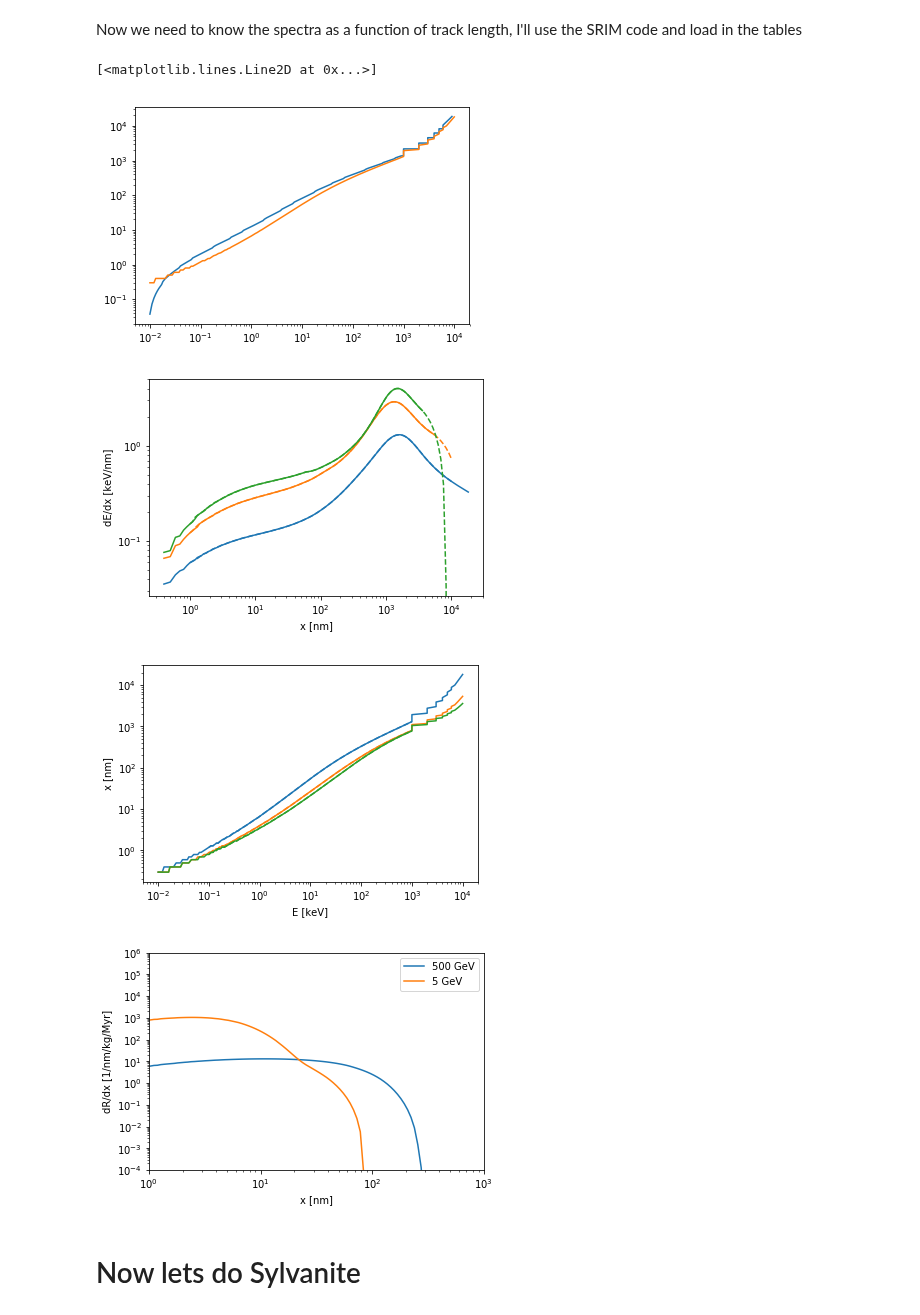
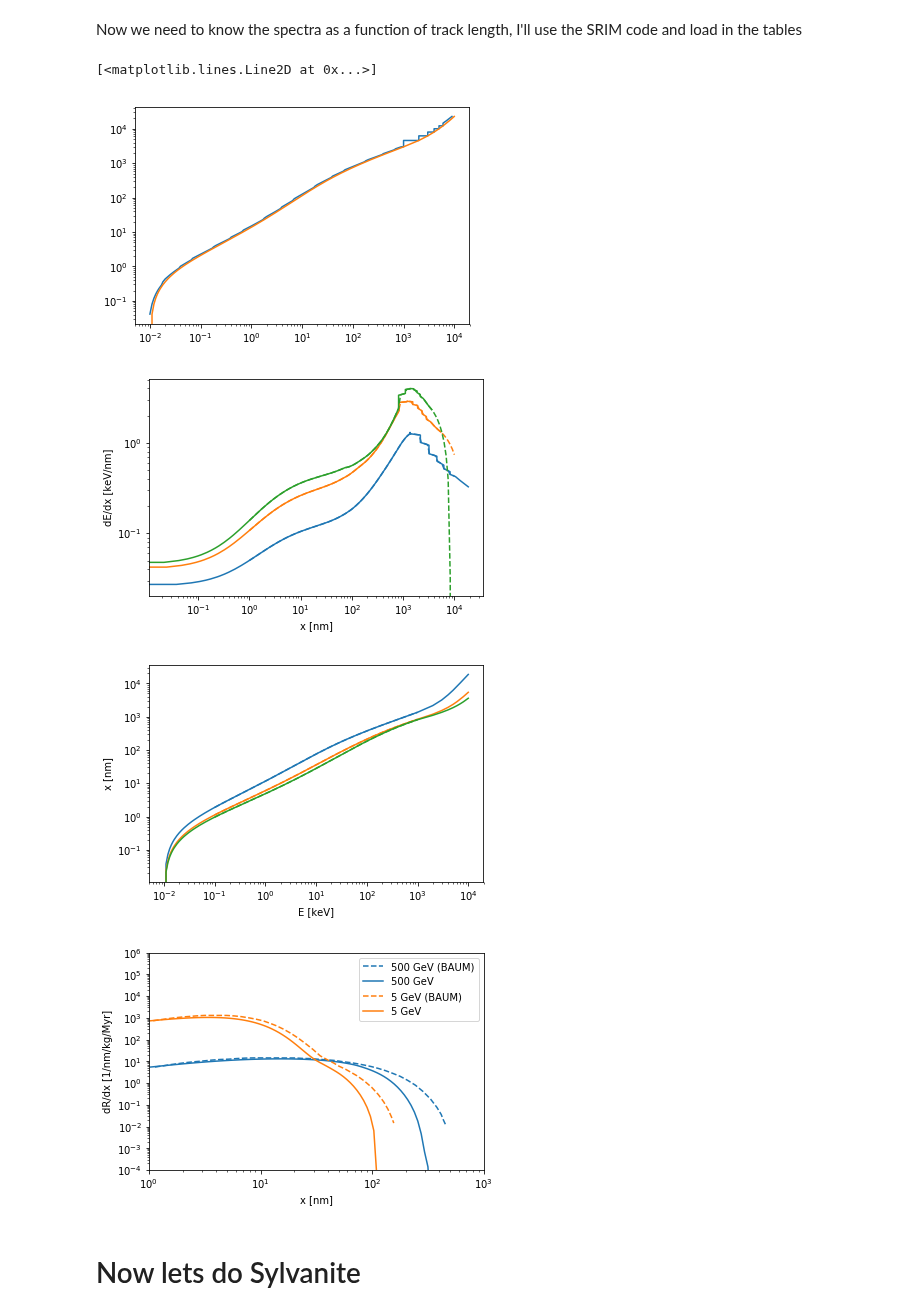
Before and after one commit to tedwards2412/paleo_detectors, a Jupyter notebook: Notebooks/Spectral_lim.ipynb, the cells around one changed output. Cells and saved outputs as stored; diff of their text form; code cells hidden in the pictures.

```diff
--- a/Notebooks/Spectral_lim.ipynb
+++ b/Notebooks/Spectral_lim.ipynb
@@ -52,7 +52,7 @@ Now we need to know the spectra as a function of track length, I'll use the SRIM
 # %%
 #NB: The interpolation function had the same name as "dEdx_Li" as the data you were loading in
 #I've renamed the arrays to dEdx_data_Li (etc.), to clear this up...
-
+#2338
 E_Li, dEedx_Li, dEdx_data_Li, x_Li = np.loadtxt("../Data/dRdESRIM/Li-Zab-CC2338.txt", usecols=(0,1,2,3), unpack=True)
 E_C, dEedx_C, dEdx_data_C, x_C = np.loadtxt("../Data/dRdESRIM/C-Zab-CC2338.txt", usecols=(0,1,2,3), unpack=True)
 E_O, dEedx_O, dEdx_data_O, x_O = np.loadtxt("../Data/dRdESRIM/O-Zab-CC2338.txt", usecols=(0,1,2,3), unpack=True)
@@ -70,6 +70,11 @@ dEdx_data_Li *= 1.e-3 # Convert keV/micro_m to keV/nm
 dEdx_data_C *= 1.e-3 # Convert keV/micro_m to keV/nm
 dEdx_data_O *= 1.e-3 # Convert keV/micro_m to keV/nm
 
+#Comment out the next 3 lines to use the tabulated track lengths from SRIM
+x_Li = cumtrapz(1/dEdx_data_Li,x=E_Li, initial=0)
+x_C = cumtrapz(1/dEdx_data_C,x=E_C, initial=0)
+x_O = cumtrapz(1/dEdx_data_O,x=E_O, initial=0)
+
 Etox_Li = interp1d(E_Li, x_Li, bounds_error=False, fill_value='extrapolate')
 Etox_C = interp1d(E_C, x_C, bounds_error=False, fill_value='extrapolate')
 Etox_O = interp1d(E_O, x_O, bounds_error=False, fill_value='extrapolate')
@@ -84,7 +89,7 @@ plt.loglog(E_Li[:-1],dist)
 plt.loglog(E_Li, x_Li)
 # %% [output]
 [<matplotlib.lines.Line2D at 0x...>]
-[figure, old version]
+[figure, new version]
 # %%
 x_list = np.logspace(0,4,100)
 
@@ -116,44 +121,66 @@ plt.ylabel("x [nm]")
 plt.xlabel("E [keV]")
 plt.show()
 # %% [output]
-[figure, old version]
+[figure, new version]
-[figure, old version]
+[figure, new version]
 # %%
 x_bins = np.logspace(0,3,100)
 x_width = np.diff(x_bins)
 x_c = x_bins[:-1] + x_width/2
 
 dEdxZab = [dEdx_Li,dEdx_C,dEdx_O]
 EtoxZab = [Etox_Li,Etox_C,Etox_O]
 
 dEdx_nuclei_Zab = dict(zip(nuclei_Zab, dEdxZab))
 Etox_nuclei_Zab = dict(zip(nuclei_Zab, EtoxZab))
 ratio_nuclei_Zab = dict(zip(nuclei_Zab, Zab_abun))
 
 
 def dRdx_Zab(x, E, sigma, m):
     # E in keV, sigma in cm^2, mass in GeV
     dRdx = np.zeros_like(x)
     for i, nuc in enumerate(nuclei_Zab):
         xtemp = Etox_nuclei_Zab[nuc](E)
         dRdx_nuc = DMU.dRdE_standard(E, Zab_p[i], Zab_n[i], m, sigma)*dEdx_nuclei_Zab[nuc](xtemp)
-        temp_interp = interp1d(xtemp, dRdx_nuc, bounds_error=False, fill_value='extrapolate')
+        temp_interp = interp1d(xtemp, dRdx_nuc, fill_value='extrapolate')
 #         plt.loglog(x,temp_interp(x), label=nuc)
         dRdx += ratio_nuclei_Zab[nuc]*temp_interp(x)
     return dRdx
 
+# def dRdx_Syl(x, E, sigma, m):
+#     # E in keV, sigma in cm^2, mass in GeV
+#     dRdx = np.zeros_like(x)
+#     for i, nuc in enumerate(nuclei_Syl):
+#         xtemp = Etox_nuclei_Syl[nuc](E)
+#         dRdx_nuc = DMU.dRdE_standard(E, Syl_p[i], Syl_n[i], m, sigma)*dEdx_nuclei_Syl[nuc](xtemp)
+#         temp_interp = interp1d(xtemp, dRdx_nuc, fill_value='extrapolate')
+#         dRdx += ratio_nuclei_Syl[nuc]*temp_interp(x)
+#     return dRdx
+
+
 dRdx_Zab500 = dRdx_Zab(x_c, E_list, 1e-45, 500)
 dRdx_Zab5 = dRdx_Zab(x_c, E_list, 1e-45, 5)
-plt.loglog(x_c, dRdx_Zab500*1e6*365, label="500 GeV")
-plt.loglog(x_c, dRdx_Zab5*1e6*365, label="5 GeV")
+
+x, dRdx = np.loadtxt("../Data/Zabuyelite_500GeV.txt", unpack=True)
+plt.loglog(x, 100*dRdx, label="500 GeV (BAUM)", color='C0', linestyle='--')
+plt.loglog(x_c, dRdx_Zab500*1e6*365, label="500 GeV", color='C0')
+
+x, dRdx = np.loadtxt("../Data/Zabuyelite_5GeV.txt", unpack=True)
+plt.loglog(x, 100*dRdx, label="5 GeV (BAUM)", color='C1', linestyle='--')
+plt.loglog(x_c, dRdx_Zab5*1e6*365, label="5 GeV", color='C1')
+
+
+
+#plt.loglog(x_c, dRdx_Zab500*1e6*365, label="500 GeV")
+#plt.loglog(x_c, dRdx_Zab5*1e6*365, label="5 GeV")
 plt.legend()
 plt.ylabel("dR/dx [1/nm/kg/Myr]")
 plt.xlabel("x [nm]")
 plt.ylim(1e-4,1e6)
 plt.xlim(1,1000)
 plt.show()
 # %% [output]
-[figure, old version]
+[figure, new version]
 # %% [markdown]
 # Now lets do Sylvanite
 # %%
```
Also changed, not shown: parts of 3 cells of this notebook, 5 other files.
